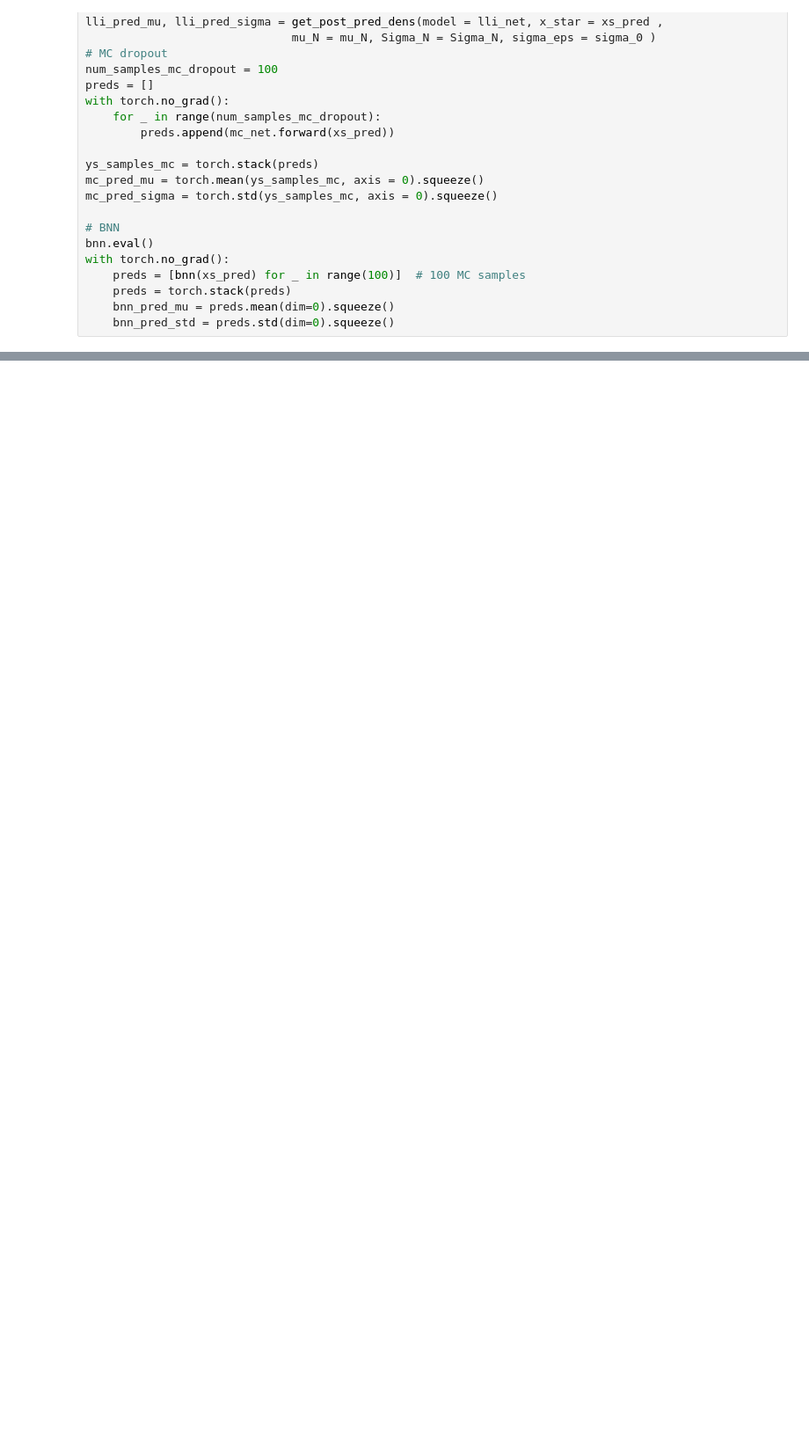
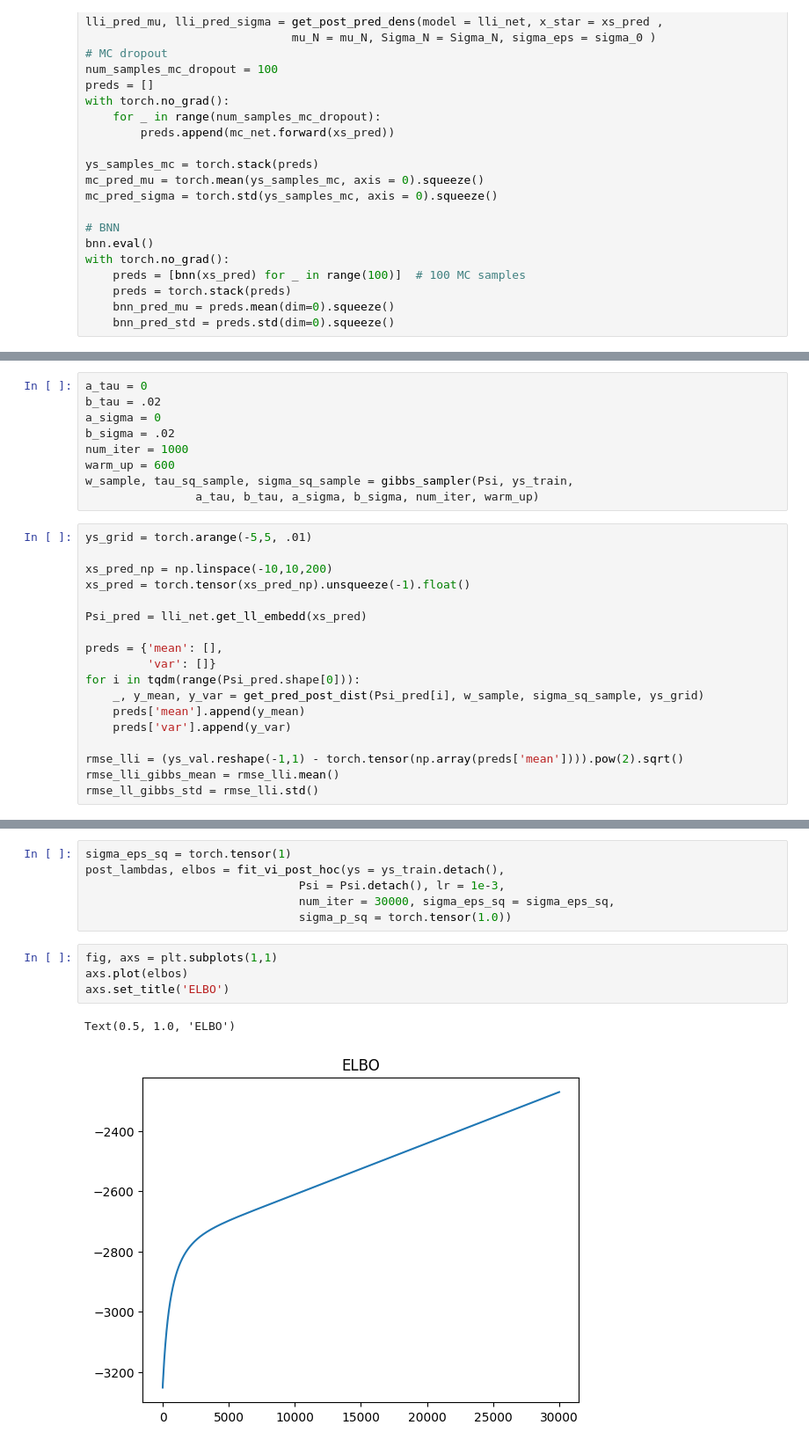
Before and after one commit to clarahoffmann/last-layer-inf, a Jupyter notebook: src/last_layer_inf/1d_regression.ipynb, the cells around one changed output, grey strips where cells are left out. Shown: that part at 88% size. Drawn from its saved outputs; the diff is of its cells as text; blank space fills up the shorter version.

```diff
--- a/src/last_layer_inf/1d_regression.ipynb
+++ b/src/last_layer_inf/1d_regression.ipynb
@@ -212,0 +227,27 @@ fig.savefig('1d_regression.pdf', bbox_inches='tight')
+# %%
+a_tau = 0
+b_tau = .02
+a_sigma = 0
+b_sigma = .02
+num_iter = 1000
+warm_up = 600
+w_sample, tau_sq_sample, sigma_sq_sample = gibbs_sampler(Psi, ys_train,
+                a_tau, b_tau, a_sigma, b_sigma, num_iter, warm_up)
+# %%
+ys_grid = torch.arange(-5,5, .01)
+
+xs_pred_np = np.linspace(-10,10,200)
+xs_pred = torch.tensor(xs_pred_np).unsqueeze(-1).float()
+
+Psi_pred = lli_net.get_ll_embedd(xs_pred)
+
+preds = {'mean': [],
+         'var': []}
+for i in tqdm(range(Psi_pred.shape[0])):
+    _, y_mean, y_var = get_pred_post_dist(Psi_pred[i], w_sample, sigma_sq_sample, ys_grid)
+    preds['mean'].append(y_mean)
+    preds['var'].append(y_var)
+
+rmse_lli = (ys_val.reshape(-1,1) - torch.tensor(np.array(preds['mean']))).pow(2).sqrt()
+rmse_lli_gibbs_mean = rmse_lli.mean()
+rmse_ll_gibbs_std = rmse_lli.std()
@@ -212,0 +327,13 @@ fig.savefig('1d_regression.pdf', bbox_inches='tight')
+# %%
+sigma_eps_sq = torch.tensor(1)
+post_lambdas, elbos = fit_vi_post_hoc(ys = ys_train.detach(),
+                               Psi = Psi.detach(), lr = 1e-3,
+                               num_iter = 30000, sigma_eps_sq = sigma_eps_sq,
+                               sigma_p_sq = torch.tensor(1.0))
+# %%
+fig, axs = plt.subplots(1,1)
+axs.plot(elbos)
+axs.set_title('ELBO')
+# %% [output]
+Text(0.5, 1.0, 'ELBO')
+[figure, added]
```
Also changed, not shown: parts of 25 cells of this notebook.
